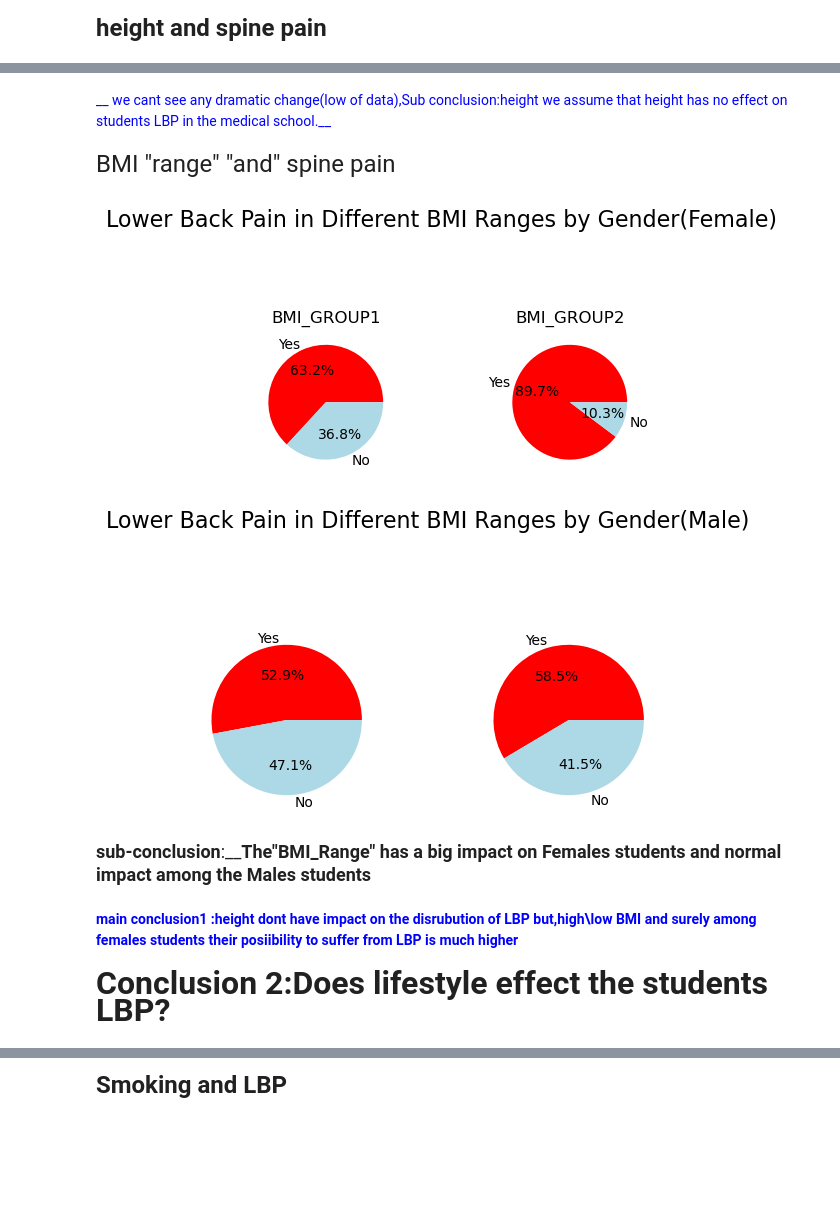
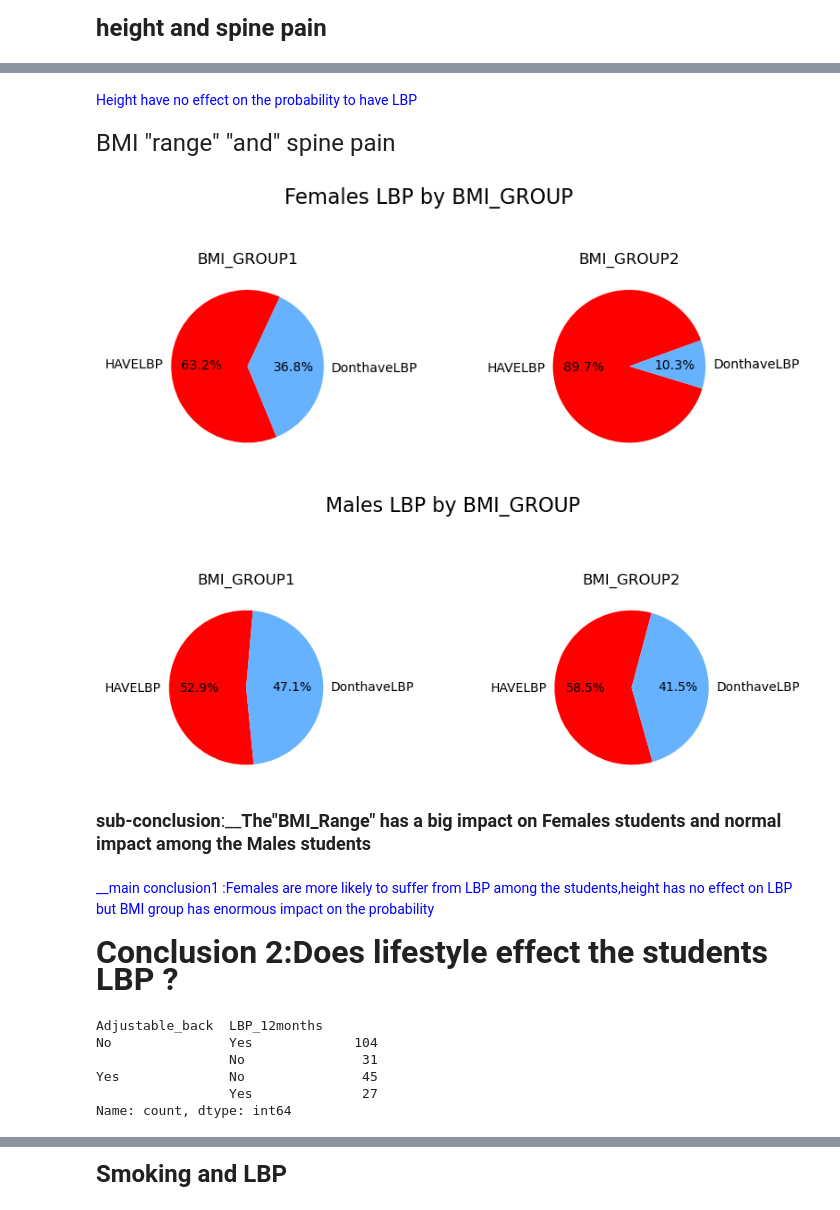
Before and after one commit to royohana31/nn-project-, a Jupyter notebook: students spine problems-Main.ipynb, the cells around one changed output, grey strips where cells are left out. Saved outputs shown, nothing was run; the diff lists cells and outputs as text; code cells hidden in the pictures; blank space fills up the shorter version.

```diff
--- a/students spine problems-Main.ipynb
+++ b/students spine problems-Main.ipynb
@@ -179,3 +178,6 @@ spine_df.groupby(["Gender"])['LBP_12months'].value_counts().reset_index()
 | 3 | Male | No | 44 |
 # %% [markdown]
 connection between gender and LBP
+# %%
+spine_df['LBP_12monthsbool'] = spine_df['LBP_12months'].map({'Yes': 1, 'No':0 })
+spine_df['LBP_12monthsbool']
@@ -233,5 +316,5 @@ Text(0.5, 0.98, 'height distribution by gender among students')
 # %% [markdown]
-<font size=4,font color=blue>__ we cant see any dramatic change(low of data),Sub conclusion:height we assume that height has no effect on students LBP in the medical school.__
+<font size=4,font color=blue> Height have no effect on the probability to have LBP
 # %% [markdown]
 <font size=5>BMI "range" "and" spine pain
 # %%
@@ -240,34 +323,42 @@ FBMI1=spine_df[(spine_df['Gender']=="Female")&(spine_df['BMI_Range']=='1')]
 size1=FBMI1['LBP_12months'].value_counts()
 FBMI2=spine_df[(spine_df['Gender']=="Female")&(spine_df['BMI_Range']=='2')]
 size2=FBMI2['LBP_12months'].value_counts()
-
-fig, ax = plt.subplots(1,2,figsize=(5, 4))
-ax[0].pie(size1, labels=FBMI1['LBP_12months'].unique(), autopct='%1.1f%%',colors=["red","lightblue"] )
+fig, ax = plt.subplots(1,2,figsize=(8, 4))
+ax[0].pie(size1, labels=["HAVELBP",'DonthaveLBP'],autopct='%1.1f%%',colors=["red","#66B2FF"],startangle=65)
 ax[0].set_title("BMI_GROUP1")
-ax[1].pie(size2, labels=FBMI1['LBP_12months'].unique(), autopct='%1.1f%%',colors=["red","lightblue"] )
+ax[1].pie(size2, labels=["HAVELBP",'DonthaveLBP'], autopct='%1.1f%%',colors=['red', '#66B2FF'],startangle=20)
 ax[1].set_title("BMI_GROUP2")
-fig.suptitle('Lower Back Pain in Different BMI Ranges by Gender(Female)', fontsize=16)
-
-plt.subplots_adjust(wspace=0.7)
+fig.suptitle('Females LBP by BMI_GROUP', fontsize=16)
+plt.subplots_adjust(wspace=1)
 # %% [output]
-[figure, old version]
+[figure, new version]
 # %%
 MBMI1=spine_df[(spine_df['Gender']=="Male")&(spine_df['BMI_Range']=='1')]
 size3=MBMI1['LBP_12months'].value_counts()
 MBMI2=spine_df[(spine_df['Gender']=="Male")&(spine_df['BMI_Range']=='2')]
 size4=MBMI2['LBP_12months'].value_counts()
-fig, ax = plt.subplots(1,2,figsize=(5, 4))
-fig.suptitle('Lower Back Pain in Different BMI Ranges by Gender(Male)', fontsize=16)
-
-ax[0].pie(size3, labels=FBMI1['LBP_12months'].unique(), autopct='%1.1f%%',colors=["red","lightblue"] )
-ax[1].pie(size4, labels=FBMI2['LBP_12months'].unique(), autopct='%1.1f%%',colors=["red","lightblue"] )
+fig, ax = plt.subplots(1,2,figsize=(8, 4))
+fig.suptitle('Males LBP by BMI_GROUP', fontsize=16)
+ax[0].pie(size3, labels=["HAVELBP",'DonthaveLBP'], autopct='%1.1f%%',colors=["red",'#66B2FF'],startangle=85)
+ax[1].pie(size4, labels=["HAVELBP",'DonthaveLBP'], autopct='%1.1f%%',colors=["red",'#66B2FF'],startangle=75)
+ax[0].set_title("BMI_GROUP1")
+ax[1].set_title("BMI_GROUP2")
 plt.tight_layout()
-plt.subplots_adjust(wspace=0.5)
+plt.subplots_adjust(wspace=1)
 # %% [output]
-[figure, old version]
+[figure, new version]
 # %% [markdown]
 <font size=4>__sub-conclusion__:____The"BMI_Range" has a big impact on Females students and normal impact among the Males students__
 # %% [markdown]
-<font size=5,font color=blue>__main conclusion1 :height dont have impact on the disrubution of LBP but,high\low BMI and surely among females students their posiibility to suffer from LBP is much higher__
+<font size=5,font color=blue>__main conclusion1 :Females are more likely to suffer from LBP among the students,height has no effect on LBP but BMI group has enormous impact on the probability
 # %% [markdown]
- <font size=6>__Conclusion 2:Does lifestyle effect the students LBP?__
+ <font size=6>__Conclusion 2:Does lifestyle effect the students LBP ?__
+# %%
+spine_df.groupby('Adjustable_back')["LBP_12months"].value_counts()
+# %% [output]
+Adjustable_back  LBP_12months
+No               Yes             104
+                 No               31
+Yes              No               45
+                 Yes              27
+Name: count, dtype: int64
```
Also changed, not shown: parts of 65 cells of this notebook.
